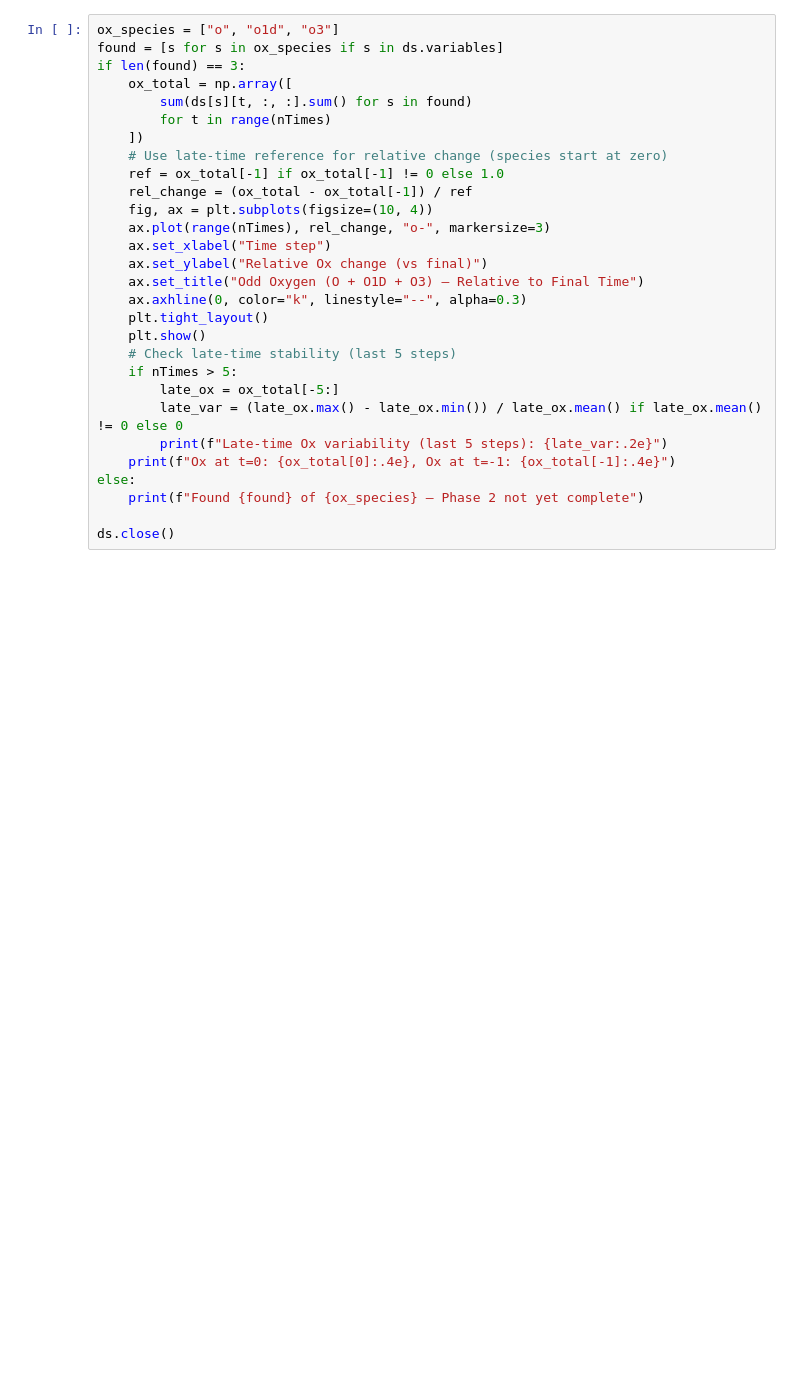
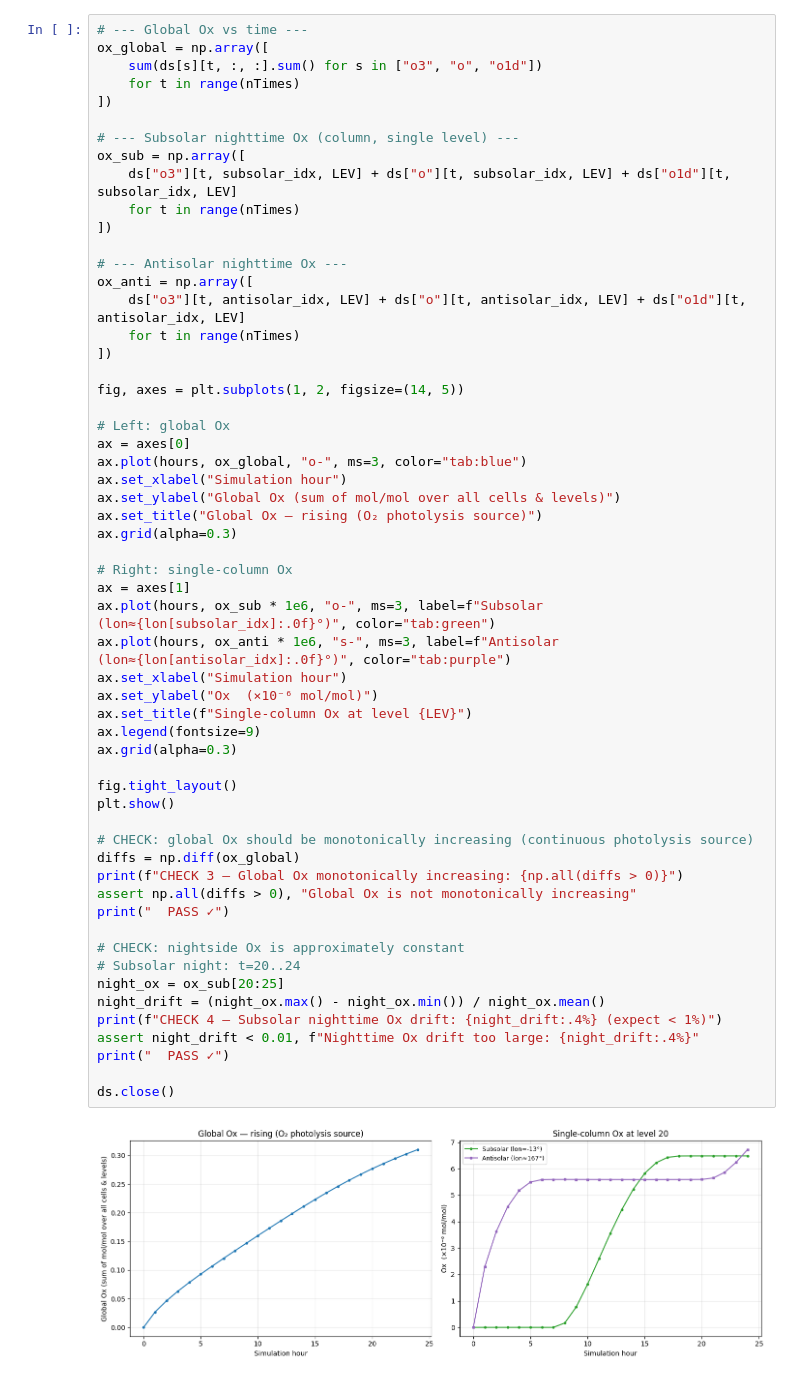
Before and after one commit to mattldawson/MPAS-Model, a Jupyter notebook: verification/phase02_chapman.ipynb, the cells around one changed output. Drawn from its saved outputs; the diff is of its cells as text; blank space fills up the shorter version.

```diff
--- a/verification/phase02_chapman.ipynb
+++ b/verification/phase02_chapman.ipynb
@@ -72,29 +133,59 @@ Total odd oxygen should be conserved by Chapman chemistry.
 # %%
-ox_species = ["o", "o1d", "o3"]
-found = [s for s in ox_species if s in ds.variables]
-if len(found) == 3:
-    ox_total = np.array([
-        sum(ds[s][t, :, :].sum() for s in found)
-        for t in range(nTimes)
-    ])
-    # Use late-time reference for relative change (species start at zero)
-    ref = ox_total[-1] if ox_total[-1] != 0 else 1.0
-    rel_change = (ox_total - ox_total[-1]) / ref
-    fig, ax = plt.subplots(figsize=(10, 4))
-    ax.plot(range(nTimes), rel_change, "o-", markersize=3)
-    ax.set_xlabel("Time step")
-    ax.set_ylabel("Relative Ox change (vs final)")
-    ax.set_title("Odd Oxygen (O + O1D + O3) — Relative to Final Time")
-    ax.axhline(0, color="k", linestyle="--", alpha=0.3)
-    plt.tight_layout()
-    plt.show()
-    # Check late-time stability (last 5 steps)
-    if nTimes > 5:
-        late_ox = ox_total[-5:]
-        late_var = (late_ox.max() - late_ox.min()) / late_ox.mean() if late_ox.mean() != 0 else 0
-        print(f"Late-time Ox variability (last 5 steps): {late_var:.2e}")
-    print(f"Ox at t=0: {ox_total[0]:.4e}, Ox at t=-1: {ox_total[-1]:.4e}")
-else:
-    print(f"Found {found} of {ox_species} — Phase 2 not yet complete")
+# --- Global Ox vs time ---
+ox_global = np.array([
+    sum(ds[s][t, :, :].sum() for s in ["o3", "o", "o1d"])
+    for t in range(nTimes)
+])
+
+# --- Subsolar nighttime Ox (column, single level) ---
+ox_sub = np.array([
+    ds["o3"][t, subsolar_idx, LEV] + ds["o"][t, subsolar_idx, LEV] + ds["o1d"][t, subsolar_idx, LEV]
+    for t in range(nTimes)
+])
+
+# --- Antisolar nighttime Ox ---
+ox_anti = np.array([
+    ds["o3"][t, antisolar_idx, LEV] + ds["o"][t, antisolar_idx, LEV] + ds["o1d"][t, antisolar_idx, LEV]
+    for t in range(nTimes)
+])
+
+fig, axes = plt.subplots(1, 2, figsize=(14, 5))
+
+# Left: global Ox
+ax = axes[0]
+ax.plot(hours, ox_global, "o-", ms=3, color="tab:blue")
+ax.set_xlabel("Simulation hour")
+ax.set_ylabel("Global Ox (sum of mol/mol over all cells & levels)")
+ax.set_title("Global Ox — rising (O₂ photolysis source)")
+ax.grid(alpha=0.3)
+
+# Right: single-column Ox
+ax = axes[1]
+ax.plot(hours, ox_sub * 1e6, "o-", ms=3, label=f"Subsolar (lon≈{lon[subsolar_idx]:.0f}°)", color="tab:green")
+ax.plot(hours, ox_anti * 1e6, "s-", ms=3, label=f"Antisolar (lon≈{lon[antisolar_idx]:.0f}°)", color="tab:purple")
+ax.set_xlabel("Simulation hour")
+ax.set_ylabel("Ox  (×10⁻⁶ mol/mol)")
+ax.set_title(f"Single-column Ox at level {LEV}")
+ax.legend(fontsize=9)
+ax.grid(alpha=0.3)
+
+fig.tight_layout()
+plt.show()
+
+# CHECK: global Ox should be monotonically increasing (continuous photolysis source)
+diffs = np.diff(ox_global)
+print(f"CHECK 3 — Global Ox monotonically increasing: {np.all(diffs > 0)}")
+assert np.all(diffs > 0), "Global Ox is not monotonically increasing"
+print("  PASS ✓")
+
+# CHECK: nightside Ox is approximately constant
+# Subsolar night: t=20..24
+night_ox = ox_sub[20:25]
+night_drift = (night_ox.max() - night_ox.min()) / night_ox.mean()
+print(f"CHECK 4 — Subsolar nighttime Ox drift: {night_drift:.4%} (expect < 1%)")
+assert night_drift < 0.01, f"Nighttime Ox drift too large: {night_drift:.4%}"
+print("  PASS ✓")
 
 ds.close()
+# %% [output]
+[figure, added]
```
Also changed, not shown: parts of 8 cells of this notebook.
